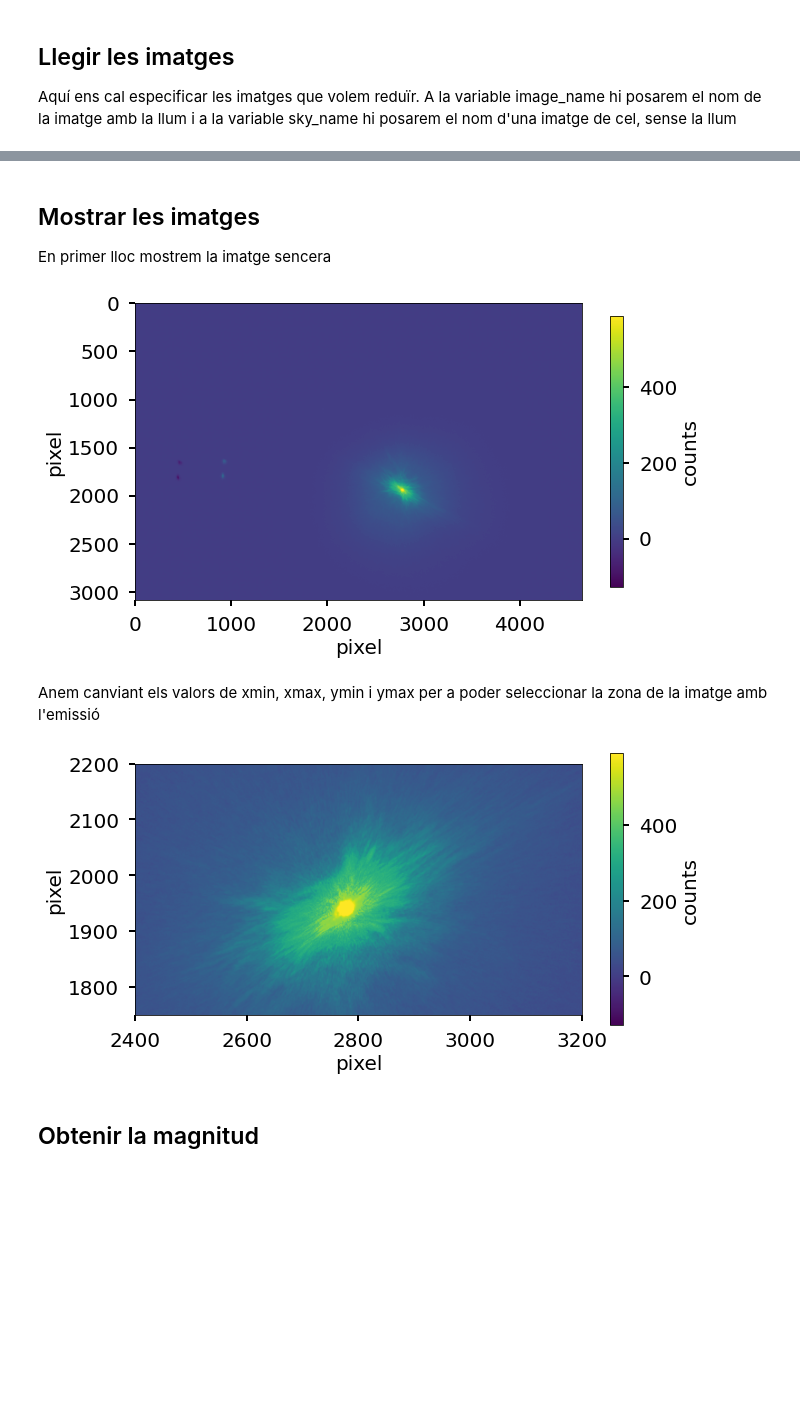
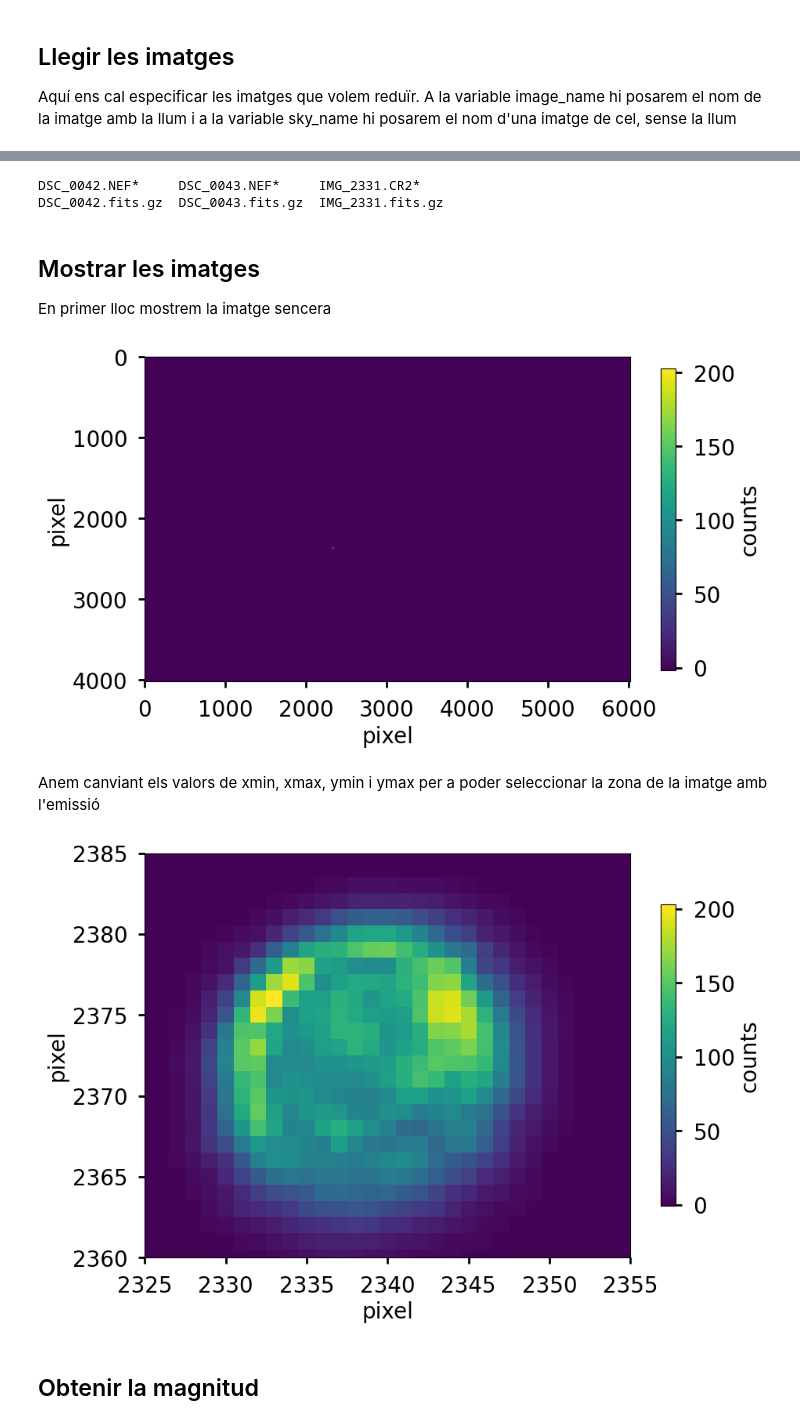
Before and after one commit to finestres-al-cel/std_candle, a Jupyter notebook: reduce_standard_candles.ipynb, the cells around one changed output, grey strips where cells are left out. Saved outputs shown, nothing was run; the diff lists cells and outputs as text; code cells hidden in the pictures; blank space fills up the shorter version.

```diff
--- a/reduce_standard_candles.ipynb
+++ b/reduce_standard_candles.ipynb
@@ -17,7 +17,7 @@ class StandardCandle(object):
     This object contains the methods required to get the normalized number of counts on a square box for a given image
     Optionally, subtract the sky of the image.
     """
-    def __init__(self, image_name, sky_name=None, exp_time=1):
+    def __init__(self, image_name, sky_name=None, exp_time=1, exp_time_sky=None):
         """
         Initialize instance
 
@@ -25,11 +25,13 @@ class StandardCandle(object):
         image_name (str)                  - name of the fits file containing the image
         sky_name (str, optional)          - name of the fits file containing the sky image; default: None
         exp_time (int or float, optional) - exposure time of the image, in seconds; default: 1
+        exp_time_sky (int or float or None, optional - exposure time of the sku image, in seconds. If None,
+                                                       then use the same as exp_time; default: None
         """
         # check parameter types
         if not (type(image_name) == str):
             raise AssertionError("Invalid type for image_name")
-        if not (type(sky_name) == str):
+        if sky_name is not None and not (type(sky_name) == str):
             raise AssertionError("Invalid type for sky_name")
         if not (type(exp_time) == float or type(exp_time) == int):
             raise AssertionError("Invalid type for exp_time")
@@ -44,12 +46,16 @@ class StandardCandle(object):
         if sky_name != None:
             sky = fits.open(sky_name)
             self.__sky = sky[0].data
+            # renormalize different image times
+            if exp_time_sky is not None and exp_time_sky != exp_time:
+                self.__sky = self.__sky/exp_time_sky*exp_time
             sky.close()
 
         # subtract sky
         if sky_name == None:
-             self.__image_subtrated = self.__image
-        self.__image_subtrated = self.__image - self.__sky
+            self.__image_subtrated = self.__image
+        else:
+            self.__image_subtrated = self.__image - self.__sky
 
     def plot_image(self, xmin=None, xmax=None, ymin=None, ymax=None):
         """
@@ -109,7 +115,7 @@ class StandardCandle(object):
 
 Aquí ens cal especificar les imatges que volem reduïr. A la variable image_name hi posarem el nom de la imatge amb la llum i a la variable sky_name hi posarem el nom d'una imatge de cel, sense la llum
 # %%
-image_name = "examples/DSC_0042.fits.gz"
-sky_name = "examples/DSC_0043.fits.gz"
-exposure_time = 1
+image_name = "/Users/iprafols/Desktop/candeles/candeles_victor_2024/DSC01153.fits.gz"
+sky_name = "/Users/iprafols/Desktop/candeles/candeles_victor_2024/DSC01158.fits.gz"
+exposure_time = 1/300
 measure = StandardCandle(image_name, sky_name, exposure_time)
@@ -116,3 +142,8 @@ measure = StandardCandle(image_name, sky_name, exposure_time)
+# %%
+ls examples/
+# %% [output]
+DSC_0042.NEF*     DSC_0043.NEF*     IMG_2331.CR2*
+DSC_0042.fits.gz  DSC_0043.fits.gz  IMG_2331.fits.gz
 # %% [markdown]
 ## Mostrar les imatges
 
@@ -124,17 +155,17 @@ ymin = None
 ymax = None
 measure.plot_image(xmin, xmax, ymin, ymax)
 # %% [output]
-[figure, old version]
+[figure, new version]
 # %% [markdown]
 Anem canviant els valors de xmin, xmax, ymin i ymax per a poder seleccionar la zona de la imatge amb l'emissió
 # %%
-xmin = 2400
-xmax = 3200
-ymin = 1750
-ymax = 2200
+xmin = 2325
+xmax = 2355
+ymin = 2360
+ymax = 2385
 measure.plot_image(xmin, xmax, ymin, ymax)
 # %% [output]
-[figure, old version]
+[figure, new version]
 # %% [markdown]
 ## Obtenir la magnitud
 # %%
```
Also changed, not shown: parts of 4 cells of this notebook.
